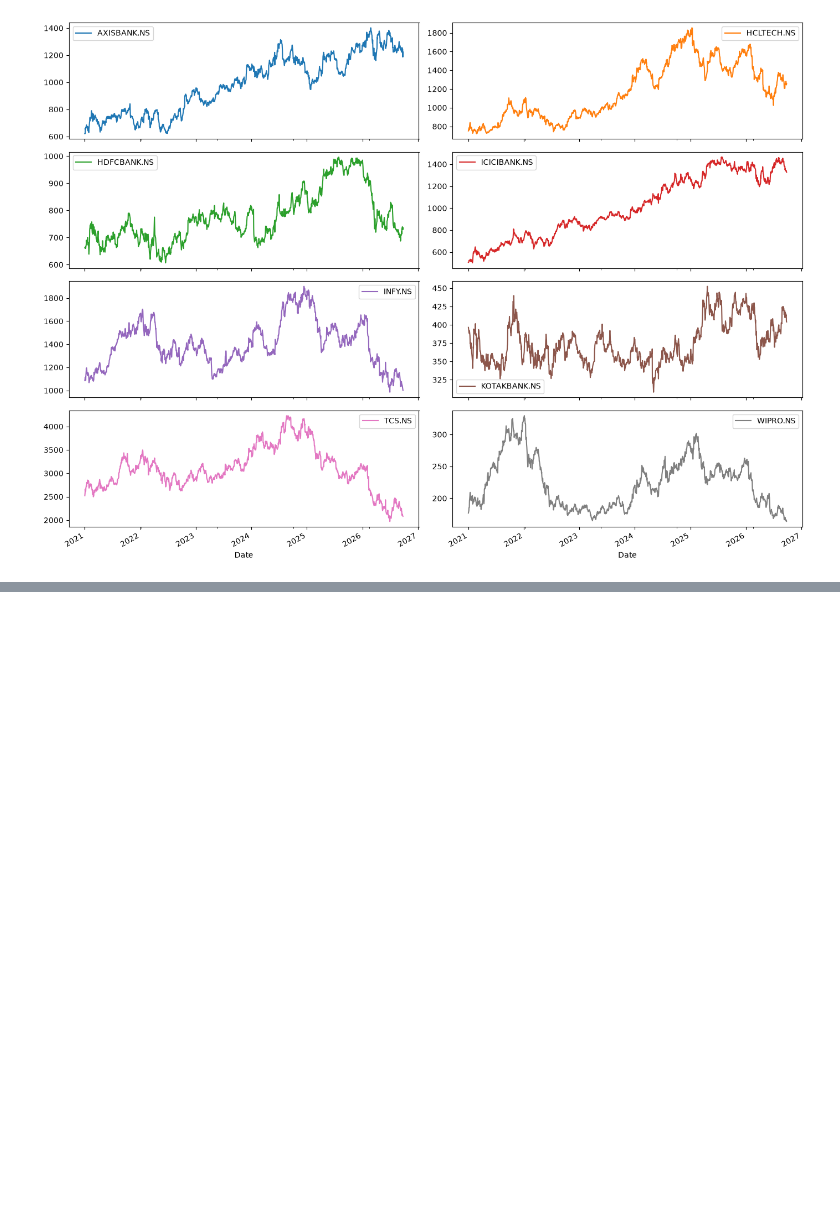
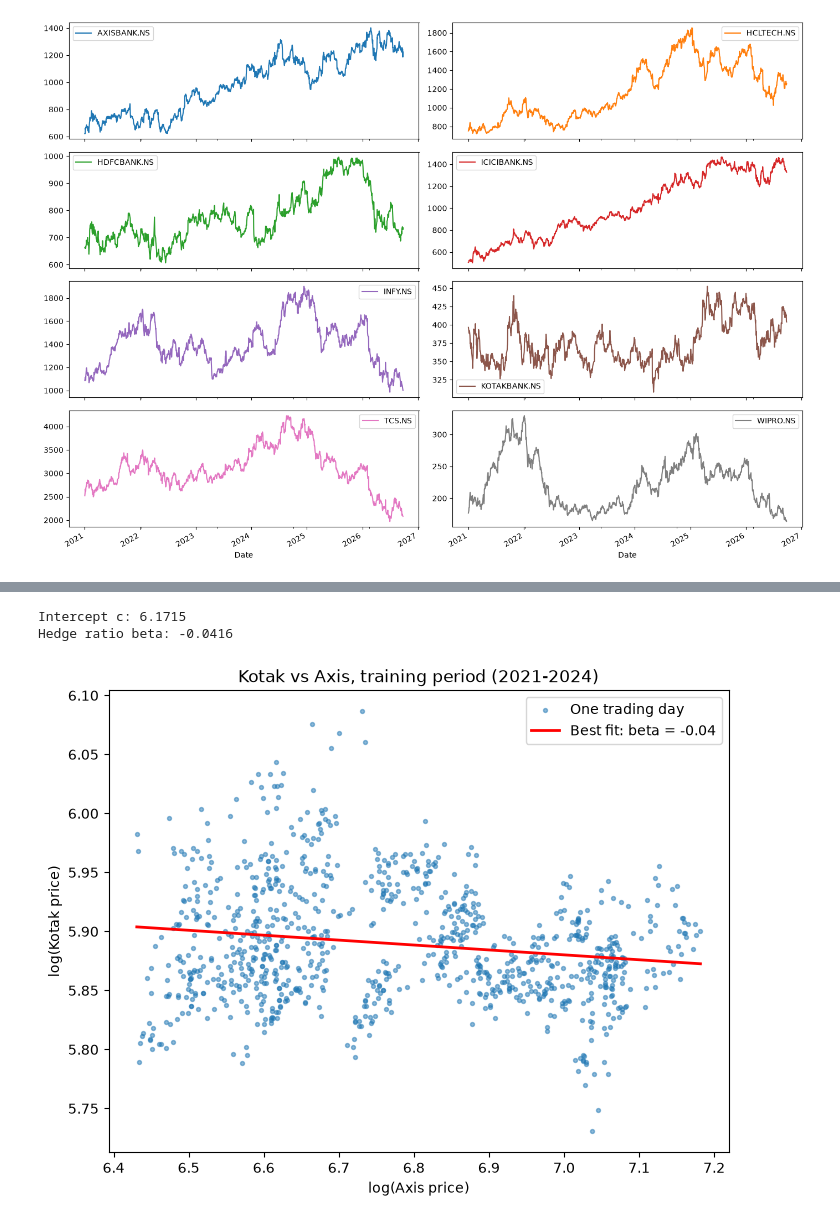
Before and after one commit to mystic0196/pairs-trading, a Jupyter notebook: notebooks/analysis.ipynb, the cells around one changed output, grey strips where cells are left out. Cells and saved outputs as stored; diff of their text form; code cells hidden in the pictures; blank space fills up the shorter version.

```diff
--- a/notebooks/analysis.ipynb
+++ b/notebooks/analysis.ipynb
@@ -24,3 +24,10 @@ plt.tight_layout()
 plt.show()
 # %% [output]
 [figure]
+# %%
+split = "2025-01-01"
+train = px[px.index < split]
+test = px[px.index >= split]
+logp = np.log(px)
+print("Train:", train.index[0].date(), "to", train.index[-1].date(), len(train), "days")
+print("Test: ", test.index[0].date(), "to", test.index[-1].date(), len(test), "days")
@@ -26,0 +57,25 @@ plt.show()
+# %%
+import statsmodels.api as sm
+
+A, B = "KOTAKBANK.NS", "AXISBANK.NS"
+x = np.log(train[B])
+y = np.log(train[A])
+model = sm.OLS(y, sm.add_constant(x)).fit()
+c, beta = model.params["const"], model.params[B]
+print("Intercept c:", round(c, 4))
+print("Hedge ratio beta:", round(beta, 4))
+
+plt.figure(figsize=(8, 6))
+plt.scatter(x, y, s=8, alpha=0.5, label="One trading day")
+xs = np.linspace(x.min(), x.max(), 100)
+plt.plot(xs, c + beta * xs, color="red", linewidth=2, label=f"Best fit: beta = {beta:.2f}")
+plt.xlabel("log(Axis price)")
+plt.ylabel("log(Kotak price)")
+plt.title("Kotak vs Axis, training period (2021-2024)")
+plt.legend()
+plt.savefig("../charts/regression.png", dpi=150, bbox_inches="tight")
+plt.show()
+# %% [output]
+Intercept c: 6.1715
+Hedge ratio beta: -0.0416
+[figure, added]
```
Also changed, not shown: parts of 12 cells of this notebook, 6 other files.
